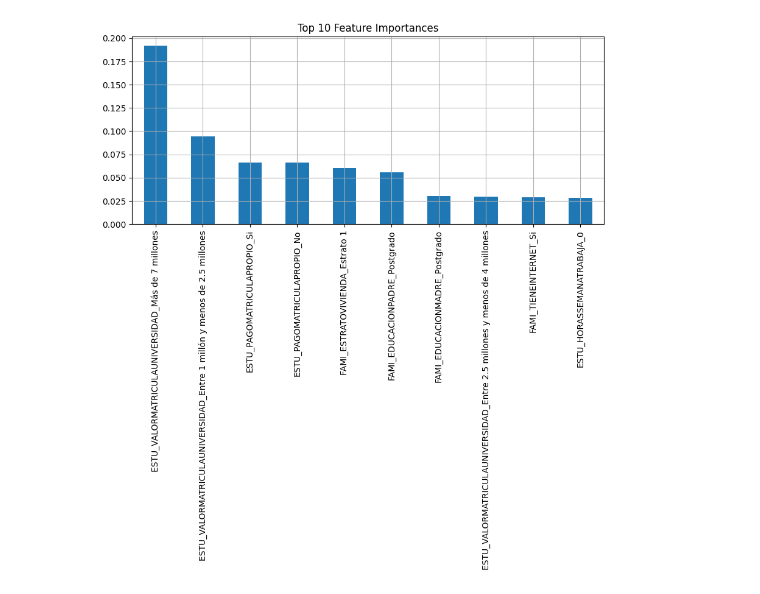
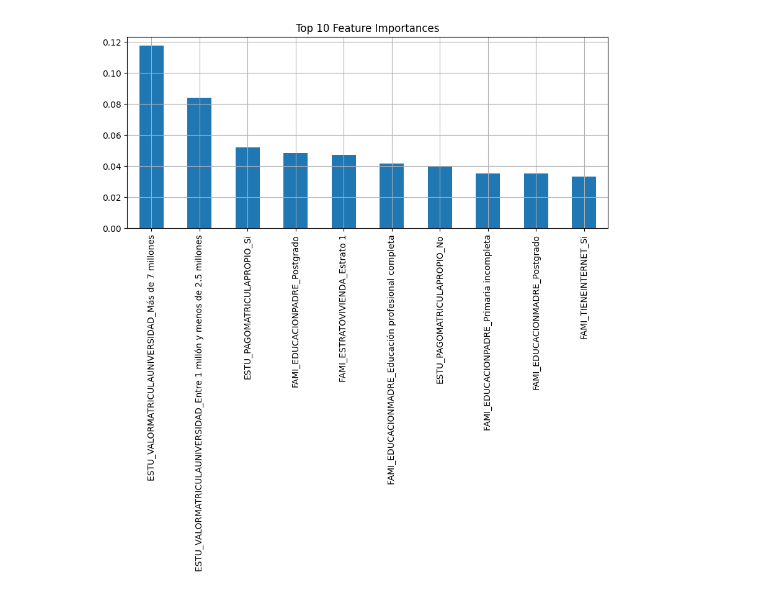
Before and after one commit to gjcardonam/proyecto-entrega-1-modelos-I, a Jupyter notebook: 99 - modelo solución.ipynb, the cells around one changed output. Drawn from its saved outputs; the diff is of its cells as text; code cells hidden in the pictures.

Commit message:
improve in imputation, clearing and models accuracy

```diff
--- a/99 - modelo solución.ipynb
+++ b/99 - modelo solución.ipynb
@@ -19,7 +19,7 @@ print("Shape train:", train.shape)
 print("Shape test :", test.shape)
 
 # =============================================
-# 3. Selección de variables
+# 3. Selección de columnas más informativas
 # =============================================
 cols = [
     'ESTU_VALORMATRICULAUNIVERSIDAD',
@@ -29,94 +29,105 @@ cols = [
     'FAMI_EDUCACIONMADRE',
     'ESTU_HORASSEMANATRABAJA',
     'ESTU_PAGOMATRICULAPROPIO',
-    'ESTU_PRGM_DEPARTAMENTO'
+    'ESTU_PRGM_DEPARTAMENTO',
+    'ESTU_PRGM_ACADEMICO'
 ]
-
 
 train = train[['ID'] + cols + ['RENDIMIENTO_GLOBAL']]
 test = test[['ID'] + cols]
 
 # =============================================
-# 4. Imputación de valores faltantes
+# 4. Limpieza de valores raros
 # =============================================
+valores_raros = ['98', '99', '999', 98, 99, 999]
 for col in cols:
-    modo = train[col].mode()[0]  # valor más frecuente
-    train[col] = train[col].fillna(modo)
-    test[col] = test[col].fillna(modo)
+    train[col] = train[col].replace(valores_raros, np.nan)
+    test[col] = test[col].replace(valores_raros, np.nan)
 
 # =============================================
-# 5. One-hot encoding
+# 5. Imputación explícita por valor conocido
+# =============================================
+imputacion = {
+    'FAMI_ESTRATOVIVIENDA': 'Estrato 2',
+    'FAMI_TIENEINTERNET': 'No',
+    'FAMI_EDUCACIONPADRE': 'Secundaria (Bachillerato) completa',
+    'FAMI_EDUCACIONMADRE': 'Secundaria (Bachillerato) completa',
+    'ESTU_VALORMATRICULAUNIVERSIDAD': 'Entre 1 millón y menos de 2.5 millones',
+    'ESTU_HORASSEMANATRABAJA': 'Entre 11 y 20 horas',
+    'ESTU_PAGOMATRICULAPROPIO': 'No',
+    'ESTU_PRGM_DEPARTAMENTO': 'ANTIOQUIA',
+    'ESTU_PRGM_ACADEMICO': 'ADMINISTRACIÓN DE EMPRESAS'
+}
+
+for col, valor in imputacion.items():
+    train[col] = train[col].fillna(valor)
+    test[col] = test[col].fillna(valor)
+
+# =============================================
+# 6. One-hot encoding
 # =============================================
 def one_hot(df, col):
     dummies = pd.get_dummies(df[col], prefix=col)
-    df = pd.concat([df.drop(columns=[col]), dummies], axis=1)
-    return df
+    return pd.concat([df.drop(columns=[col]), dummies], axis=1)
 
 for col in cols:
     train = one_hot(train, col)
     test = one_hot(test, col)
 
-# Alinear columnas del test con el train
+# Alinear columnas test con train
 test = test.reindex(columns=train.drop(columns=['RENDIMIENTO_GLOBAL']).columns, fill_value=0)
 
 # =============================================
-# 6. Codificación de la variable objetivo
+# 7. Codificación de la variable objetivo
 # =============================================
-mapa = {'bajo':0, 'medio-bajo':1, 'medio-alto':2, 'alto':3}
-inv_mapa = {v:k for k,v in mapa.items()}
-
+mapa = {'bajo': 0, 'medio-bajo': 1, 'medio-alto': 2, 'alto': 3}
+inv_mapa = {v: k for k, v in mapa.items()}
 y = train['RENDIMIENTO_GLOBAL'].map(mapa)
 X = train.drop(columns=['RENDIMIENTO_GLOBAL'])
 
 # =============================================
-# 7. División para validación y entrenamiento
+# 8. División para validación
 # =============================================
 Xtrain, Xval, ytrain, yval = train_test_split(X, y, test_size=0.3, random_state=42)
 
 # =============================================
-# 8. Entrenamiento del modelo
+# 9. Entrenamiento con Random Forest
 # =============================================
 clf = RandomForestClassifier(n_estimators=100, max_depth=10, random_state=42)
 clf.fit(Xtrain, ytrain)
 
 # =============================================
-# 9. Evaluación con accuracy
+# 10. Evaluación
 # =============================================
 yval_pred = clf.predict(Xval)
 acc = accuracy_score(yval, yval_pred)
 print(f"Accuracy en validación: {acc:.4f}")
-
-# Validación cruzada
-scores = cross_val_score(clf, X, y, cv=5, scoring='accuracy')
-print(f"Accuracy CV: {scores.mean():.4f} (±{scores.std():.4f})")
+scores = cross_val_score(clf, X, y, cv=5)
+print(f"CV Accuracy: {scores.mean():.4f} ± {scores.std():.4f}")
 
 # =============================================
-# 10. Entrenamiento final y predicción sobre test
+# 11. Predicción final y submission
 # =============================================
 clf.fit(X, y)
-y_test_pred = clf.predict(test)
+y_pred = clf.predict(test)
 
-# =============================================
-# 11. Crear archivo de submission
-# =============================================
 submission = pd.DataFrame({
     'ID': test['ID'],
-    'RENDIMIENTO_GLOBAL': pd.Series(y_test_pred).map(inv_mapa)
+    'RENDIMIENTO_GLOBAL': pd.Series(y_pred).map(inv_mapa)
 })
-
 submission.to_csv("submission.csv", index=False)
 print("Primeras filas del archivo submission:")
 print(submission.head())
 
 # =============================================
-# 12. Visualización de importancia de variables
+# 12. Importancia de variables
 # =============================================
 importances = clf.feature_importances_
 feat_names = X.columns
 feat_imp = pd.Series(importances, index=feat_names).sort_values(ascending=False)
 
-top_n = 10  # número de variables más importantes a mostrar
-feat_imp.head(top_n).plot(kind='bar', figsize=(10,4), title=f"Top {top_n} Feature Importances")
+top_n = 10
+feat_imp.head(top_n).plot(kind='bar', figsize=(10, 4), title=f"Top {top_n} Feature Importances")
 plt.grid(); plt.tight_layout()
 # %% [output]
 Shape train: (692500, 12)
@@ -129,5 +140,5 @@ Primeras filas del archivo submission:
 1   98545         medio-alto
 2  499179               alto
 3  782980               bajo
 4  785185         medio-bajo
-[figure, old version]
+[figure, new version]
```
Also changed, not shown: parts of 1 cell of this notebook, 3 other files.
